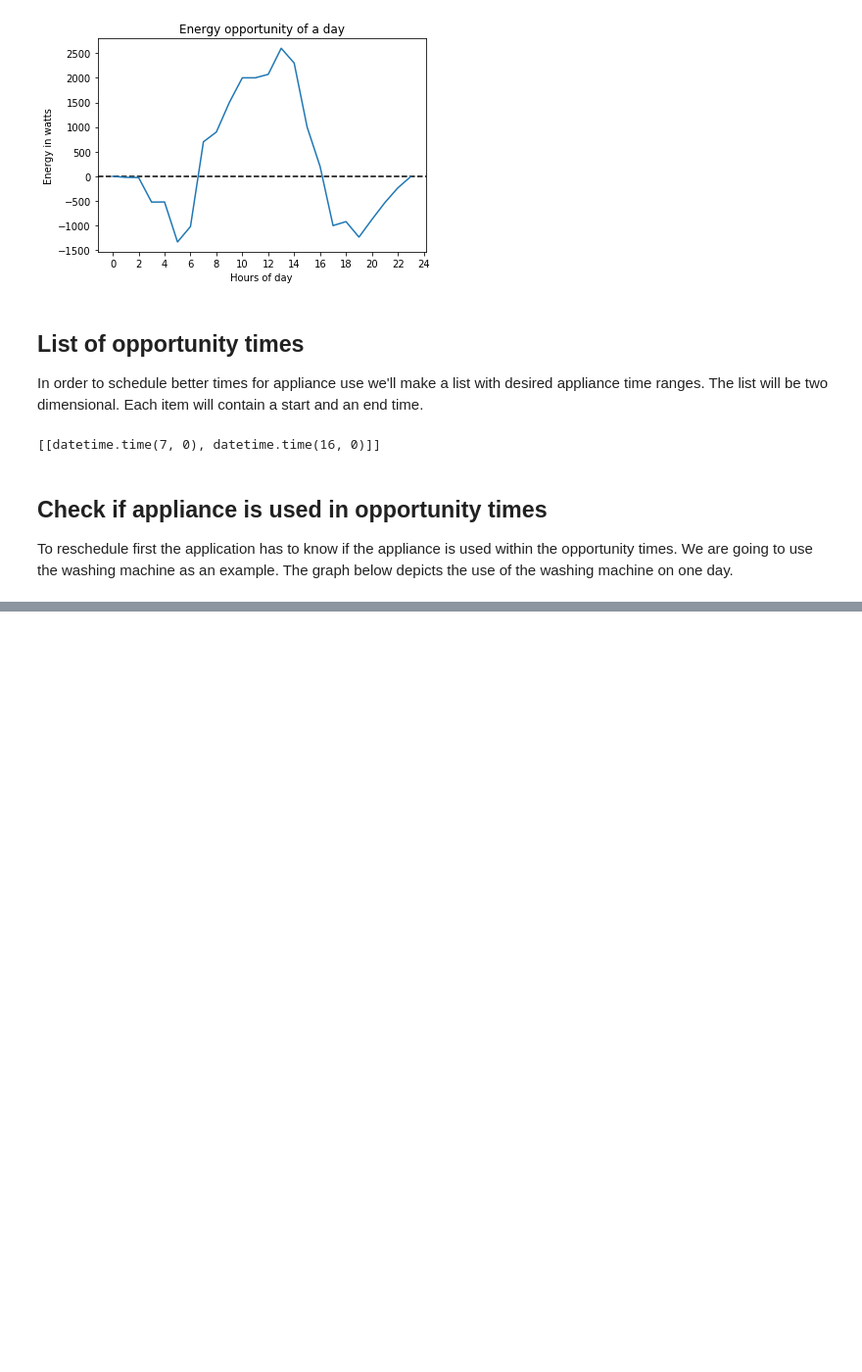
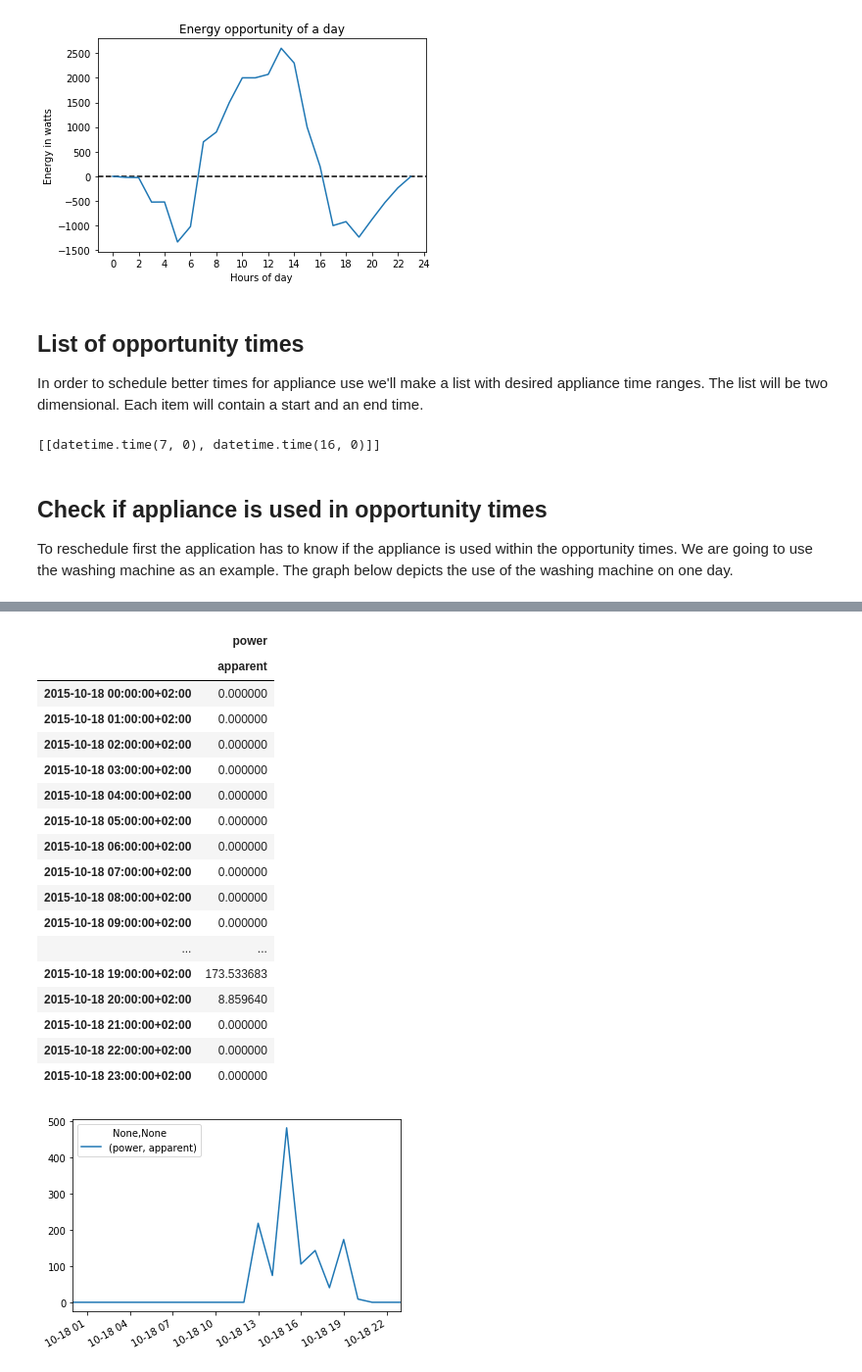
Before and after one commit to teamvirtue/smart-sockets-dev, a Jupyter notebook: Customized advice.ipynb, the cells around one changed output, grey strips where cells are left out. Shown: that part at 98% size. Cells and saved outputs as stored; diff of their text form; code cells hidden in the pictures; blank space fills up the shorter version.

```diff
--- a/Customized advice.ipynb
+++ b/Customized advice.ipynb
@@ -113,0 +100,28 @@ washing_resampled.resample('H').mean()
+# %%
+washing_resampled = washing_machine.load().__next__()
+washing_resampled = washing_resampled.replace(0.95, 0.0)
+washing_resampled = washing_resampled.resample('H').mean()
+
+washing_resampled.plot()
+
+washing_resampled
+# %% [output]
+|  | power |
+|  | apparent |
+| 2015-10-18 00:00:00+02:00 | 0.000000 |
+| 2015-10-18 01:00:00+02:00 | 0.000000 |
+| 2015-10-18 02:00:00+02:00 | 0.000000 |
+| 2015-10-18 03:00:00+02:00 | 0.000000 |
+| 2015-10-18 04:00:00+02:00 | 0.000000 |
+| 2015-10-18 05:00:00+02:00 | 0.000000 |
+| 2015-10-18 06:00:00+02:00 | 0.000000 |
+| 2015-10-18 07:00:00+02:00 | 0.000000 |
+| 2015-10-18 08:00:00+02:00 | 0.000000 |
+| 2015-10-18 09:00:00+02:00 | 0.000000 |
+| ... | ... |
+| 2015-10-18 19:00:00+02:00 | 173.533683 |
+| 2015-10-18 20:00:00+02:00 | 8.859640 |
+| 2015-10-18 21:00:00+02:00 | 0.000000 |
+| 2015-10-18 22:00:00+02:00 | 0.000000 |
+| 2015-10-18 23:00:00+02:00 | 0.000000 |
+[figure, added]
```
Also changed, not shown: parts of 5 cells of this notebook.
